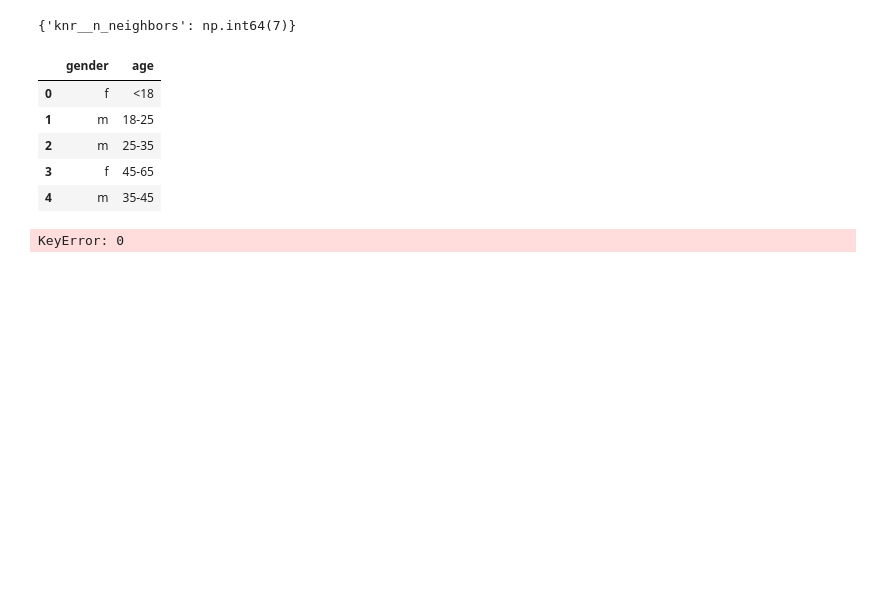
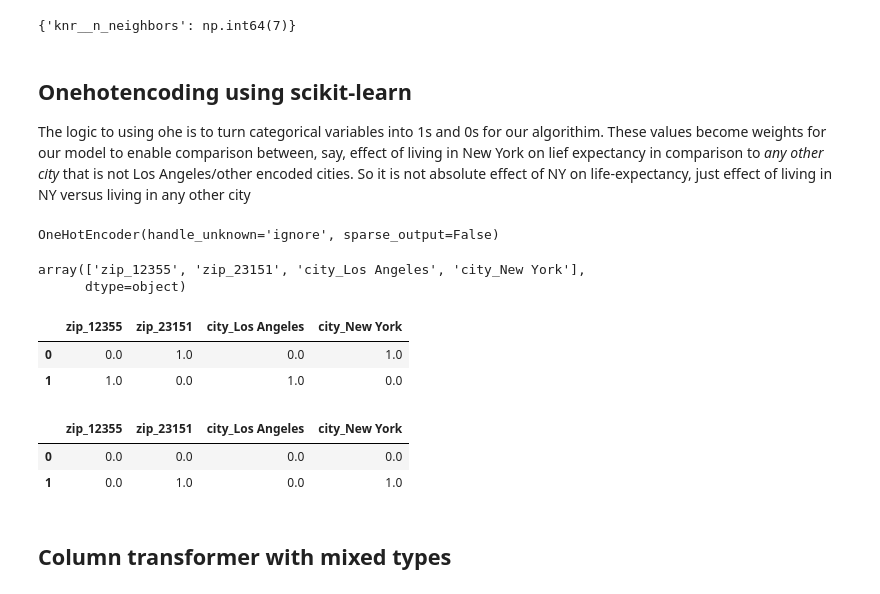
Before and after one commit to balintstewart77/magnimind-assignments, a Jupyter notebook: ML_preprocessing_module/preprocessing_lecture_notebook.ipynb, the cells around one changed output. Drawn from its saved outputs; the diff is of its cells as text; code cells hidden in the pictures; blank space fills up the shorter version.

```diff
--- a/ML_preprocessing_module/preprocessing_lecture_notebook.ipynb
+++ b/ML_preprocessing_module/preprocessing_lecture_notebook.ipynb
@@ -262,29 +264,45 @@ GridSearchCV(cv=10,
 my_grid1.best_params_
 # %% [output]
 {'knr__n_neighbors': np.int64(7)}
+# %% [markdown]
+## Onehotencoding using scikit-learn
+The logic to using ohe is to turn categorical variables into 1s and 0s for our algorithim. These values become weights for our model to enable comparison between, say, effect of living in New York on lief expectancy in comparison to _any other city_ that is not Los Angeles/other encoded cities. So it is not absolute effect of NY on life-expectancy, just effect of living in NY versus living in any other city
 # %%
 # Create a new df for onehotencoding (Lecture 17/03)
-df1 = pd.DataFrame({'zip': ['23151', '12355'],
+X_train = pd.DataFrame({'zip': ['23151', '12355'], # can make dfs from dictionaries (keys are col names, values are values)
                     'city': ['New York', 'Los Angeles']})
 
-df2 = pd.DataFrame({'zip': ['23151', '12355'],
-                    'city': ['New York', 'Los Angeles']})
-
-x_train1 =df1
-X_test1 = df2
-df1
+X_test = pd.DataFrame({'zip': ['91521', '23151'],
+                    'city': ['Chicago', 'New York']})
-# %% [output]
-|  | gender | age |
-| 0 | f | <18 |
-| 1 | m | 18-25 |
-| 2 | m | 25-35 |
-| 3 | f | 45-65 |
-| 4 | m | 35-45 |
 # %%
 # OneHotEncoder from scikit-learn
 from sklearn.preprocessing import OneHotEncoder
-ohe = OneHotEncoder(handle_unknown = 'ignore') # Any categories not present in training data but in test will be ignored
-X_train1_ohe = ohe.fit_transform(X_train1)
-X_test1_ohe = ohe.transform(X_test1)
+ohe = OneHotEncoder(handle_unknown = 'ignore', sparse_output= False) # Any categories not present in training data but in test will be ignored (assign 0 value to them). sparse_output gives you the entire np array (not the sparse one without zeros)
-# %% [output]
-KeyError: 0
+# %%
+# Fit my ohe on my training dataset
+ohe.fit(X_train)
+# %% [output]
+OneHotEncoder(handle_unknown='ignore', sparse_output=False)
+# %%
+# Transform the train dataset with ohe
+ohe.transform(X_train)
+ohe.get_feature_names_out()
+# %% [output]
+array(['zip_12355', 'zip_23151', 'city_Los Angeles', 'city_New York'],
+      dtype=object)
+# %%
+# Generate a new one hot encoded df for our training dataset
+pd.DataFrame(ohe.transform(X_train), columns = ohe.get_feature_names_out())
+# %% [output]
+|  | zip_12355 | zip_23151 | city_Los Angeles | city_New York |
+| 0 | 0.0 | 1.0 | 0.0 | 1.0 |
+| 1 | 1.0 | 0.0 | 1.0 | 0.0 |
+# %%
+# Now run the oh encoder on the test dataset
+pd.DataFrame(ohe.transform(X_test), columns = ohe.get_feature_names_out()) # ohe was trained on X_train data, which is why Chicago not on there (and handle_unknown is 'ignore')
+# %% [output]
+|  | zip_12355 | zip_23151 | city_Los Angeles | city_New York |
+| 0 | 0.0 | 0.0 | 0.0 | 0.0 |
+| 1 | 0.0 | 1.0 | 0.0 | 1.0 |
+# %% [markdown]
+## Column transformer with mixed types
```
Also changed, not shown: parts of 27 cells of this notebook.
